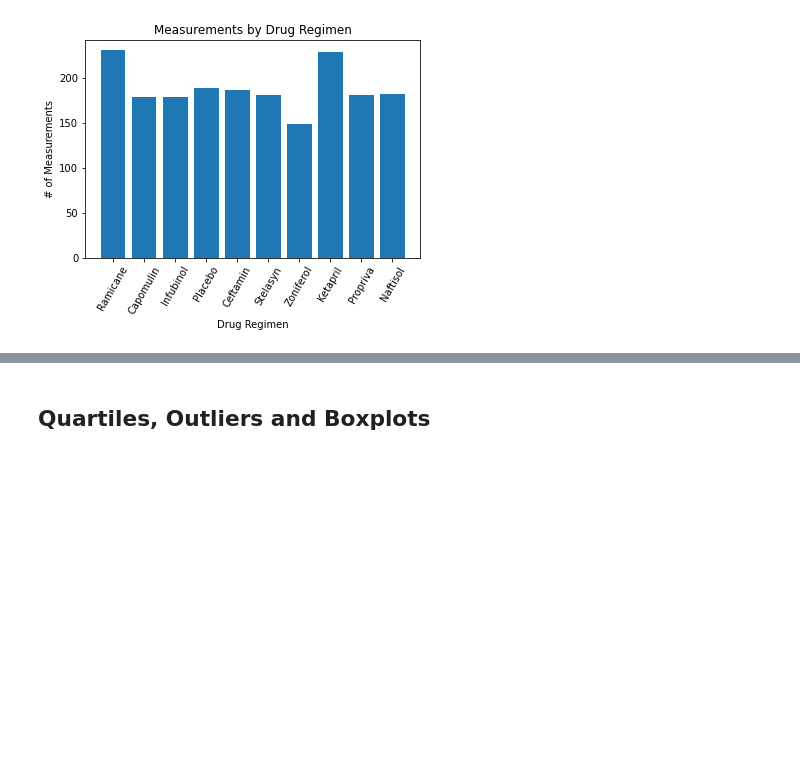
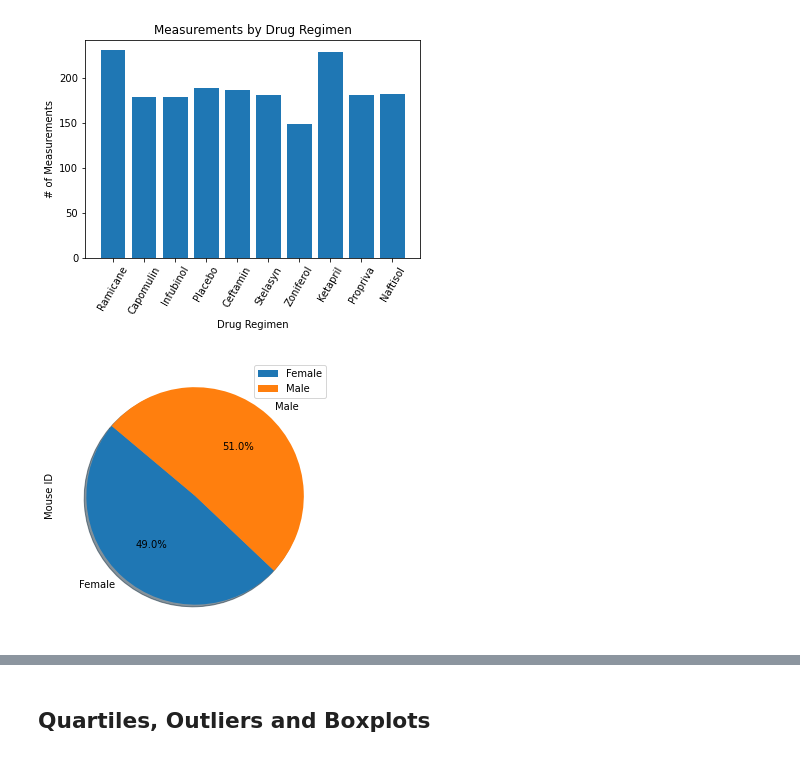
Before and after one commit to jforbis/matplotlib-pymaceuticals, a Jupyter notebook: pymaceuticals_JF.ipynb, the cells around one changed output, grey strips where cells are left out. Cells and saved outputs as stored; diff of their text form; code cells hidden in the pictures; blank space fills up the shorter version.

```diff
--- a/pymaceuticals_JF.ipynb
+++ b/pymaceuticals_JF.ipynb
@@ -161,4 +162,22 @@ plt.ylabel("# of Measurements")
 plt.show()
 # %% [output]
 [figure]
+# %%
+# Generate a pie plot showing the distribution of female versus male mice using pandas
+# a = clean_df["Sex"].value_counts()
+
+# a.plot(kind="pie", y="Sex", title="Gender Comparison of Mice")
+# plt.ylabel("Mouse Gender")
+
+# plt.show()
+# plt.axis("equal")
+# plot = clean_df.plot.pie(y=["Sex"].count(), figsize=(5, 5))
+gender_group_df = clean_df.groupby(["Sex"]).count()
+
+gender_df = pd.DataFrame(gender_group_df)
+summary_gender_df = gender_df.drop(columns=["Drug Regimen", "Age_months", "Weight (g)", "Timepoint", "Tumor Volume (mm3)", "Metastatic Sites"])
+summary_gender_df
+plot = summary_gender_df.plot.pie(subplots=True, figsize=(5, 5), autopct="%1.1f%%", shadow=True, startangle=140)
+# %% [output]
+[figure, added]
 # %%
```
Also changed, not shown: parts of 3 cells of this notebook.
